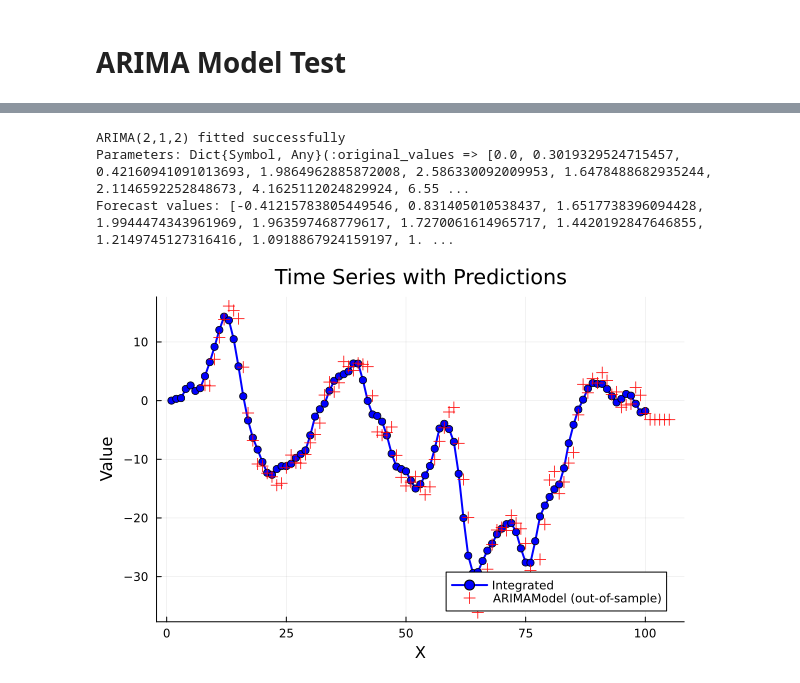
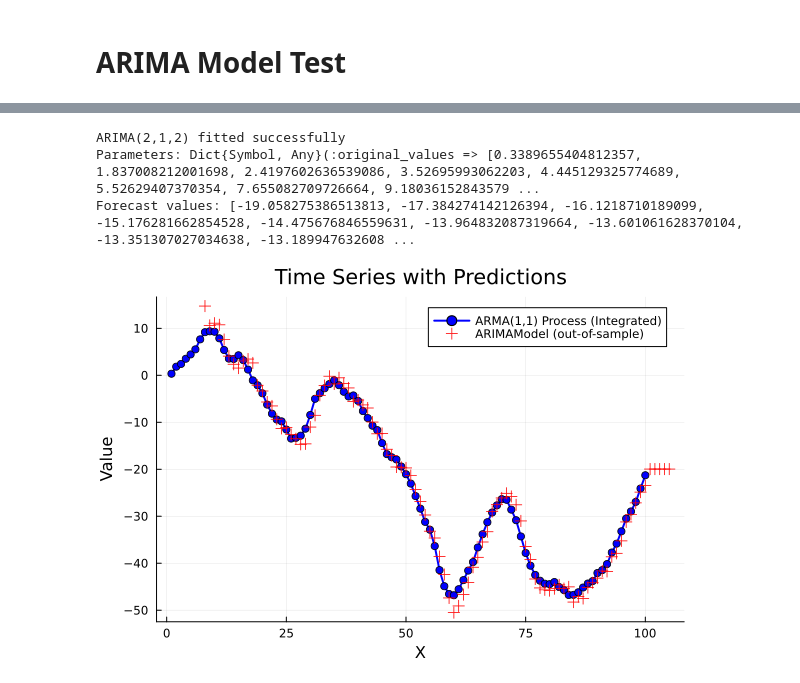
Before and after one commit to YannickGibson/TimeSeriesKit.jl, a Jupyter notebook: examples/models.ipynb, the cells around one changed output, grey strips where cells are left out. Cells and saved outputs as stored; diff of their text form; code cells hidden in the pictures.

```diff
--- a/examples/models.ipynb
+++ b/examples/models.ipynb
@@ -131,21 +132,24 @@ plot_ts(arima_ts)
 # %%
+arma_ts = ARMAProcess(100; phi=[0.7], theta=[0.5])
+arima_ts = integrate(arma_ts)
+plot_ts(arima_ts)
 
 # Create ARIMA(1,1,1) model - will difference once, then fit AR(1) and MA(1)
 p, d, q = 2, 1, 2
 arima = ARIMAModel(p=p, d=d,  q=q)
 
 # Fit and predict
 fit(arima, arima_ts)
 predictions = forecast(arima, arima_ts, 10)
 
 println("ARIMA($p,$d,$q) fitted successfully")
 println("Parameters: $(get_parameters(arima))")
 println("Forecast values: $(predictions.values)")
 
 predictions = iterative_predict(arima, arima_ts, 5)
 plot_timeseries(arima_ts, predictions)
 # %% [output]
 ARIMA(2,1,2) fitted successfully
-Parameters: Dict{Symbol, Any}(:original_values => [0.0, 0.3019329524715457, 0.42160941091013693, 1.9864962885872008, 2.586330092009953, 1.6478488682935244, 2.1146592252848673, 4.1625112024829924, 6.55 ...
-Forecast values: [-0.41215783805449546, 0.831405010538437, 1.6517738396094428, 1.9944474343961969, 1.963597468779617, 1.7270061614965717, 1.4420192847646855, 1.2149745127316416, 1.0918867924159197, 1. ...
+Parameters: Dict{Symbol, Any}(:original_values => [0.3389655404812357, 1.837008212001698, 2.4197602636539086, 3.52695993062203, 4.445129325774689, 5.52629407370354, 7.655082709726664, 9.18036152843579 ...
+Forecast values: [-19.058275386513813, -17.384274142126394, -16.1218710189099, -15.176281662854528, -14.475676846559631, -13.964832087319664, -13.601061628370104, -13.351307027034638, -13.189947632608 ...
-[figure, old version]
+[figure, new version]
```
Also changed, not shown: parts of 9 cells of this notebook, 15 other files.
